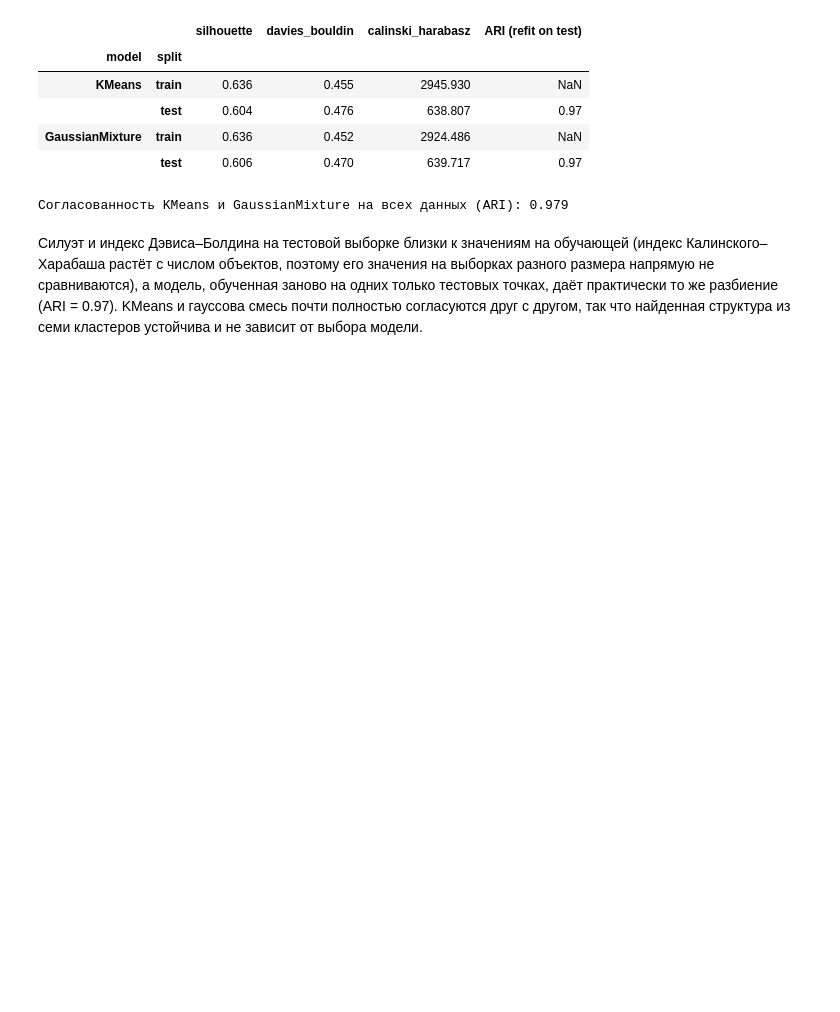
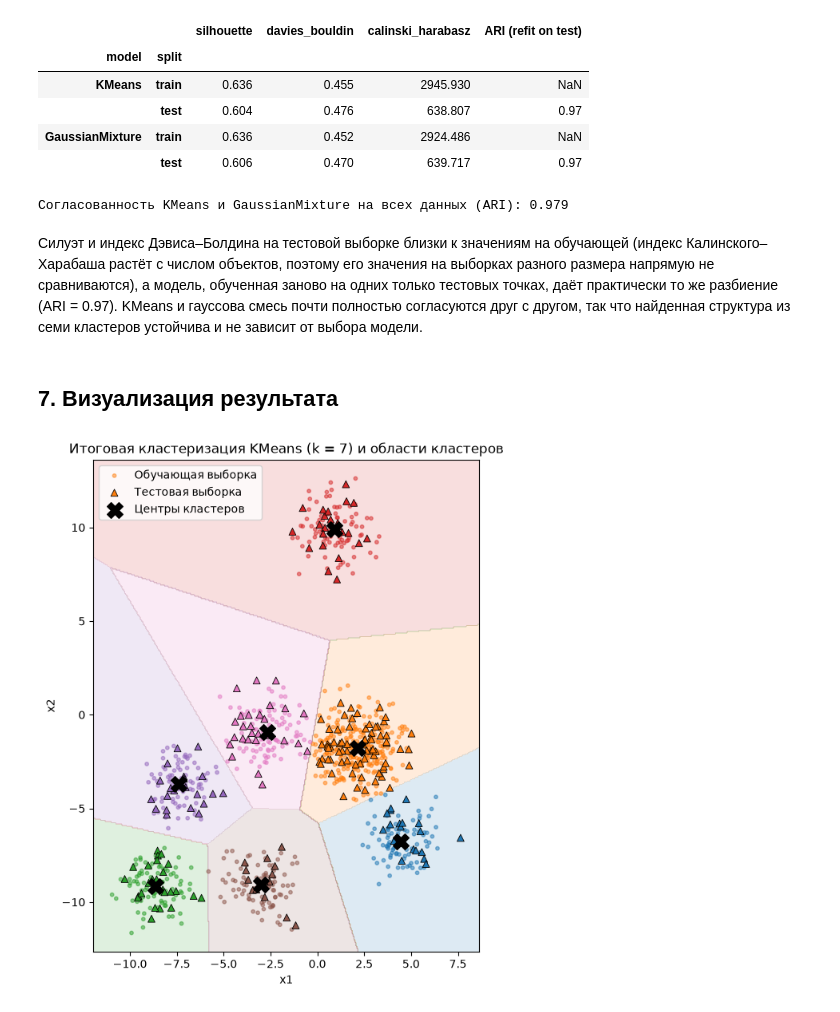
Before and after one commit to calculation-methods/ml, a Jupyter notebook: stud/vasyutinskiy/lab2.ipynb, the cells around one changed output. Drawn from its saved outputs; the diff is of its cells as text; code cells hidden in the pictures; blank space fills up the shorter version.

Commit message:
Lab2: visualize result and add conclusion
Co-Authored-By: Claude Opus 5.5 <noreply@anthropic.com>

```diff
--- a/stud/vasyutinskiy/lab2.ipynb
+++ b/stud/vasyutinskiy/lab2.ipynb
@@ -272,3 +272,28 @@ print(f'Согласованность KMeans и GaussianMixture на всех
 напрямую не сравниваются), а модель, обученная заново на одних только
 тестовых точках, даёт практически то же разбиение (ARI = 0.97). KMeans и гауссова смесь почти полностью
 согласуются друг с другом, так что найденная структура из семи кластеров устойчива и не зависит от выбора модели.
+# %% [markdown]
+## 7. Визуализация результата
+# %%
+grid_x1, grid_x2 = np.meshgrid(
+    np.linspace(X[:, 0].min() - 1, X[:, 0].max() + 1, 400),
+    np.linspace(X[:, 1].min() - 1, X[:, 1].max() + 1, 400),
+)
+regions = kmeans.predict(np.c_[grid_x1.ravel(), grid_x2.ravel()]).reshape(grid_x1.shape)
+cluster_cmap = ListedColormap(plt.cm.tab10.colors[:N_CLUSTERS])
+
+fig, ax = plt.subplots(figsize=(8, 8))
+ax.contourf(grid_x1, grid_x2, regions, levels=np.arange(N_CLUSTERS + 1) - 0.5, cmap=cluster_cmap, alpha=0.15)
+ax.scatter(X_train[:, 0], X_train[:, 1], c=kmeans.labels_, cmap=cluster_cmap, vmin=0, vmax=N_CLUSTERS - 1,
+           s=10, alpha=0.5, label='Обучающая выборка')
+ax.scatter(X_test[:, 0], X_test[:, 1], c=kmeans.predict(X_test), cmap=cluster_cmap, vmin=0, vmax=N_CLUSTERS - 1,
+           s=40, marker='^', edgecolors='black', linewidths=0.6, label='Тестовая выборка')
+ax.scatter(*kmeans.cluster_centers_.T, c='black', marker='X', s=200, label='Центры кластеров')
+ax.set_xlabel('x1')
+ax.set_ylabel('x2')
+ax.set_title('Итоговая кластеризация KMeans (k = 7) и области кластеров')
+ax.set_aspect('equal')
+ax.legend(loc='upper left')
+plt.show()
+# %% [output]
+[figure, added]
```
Also changed, not shown: parts of 3 cells of this notebook.
